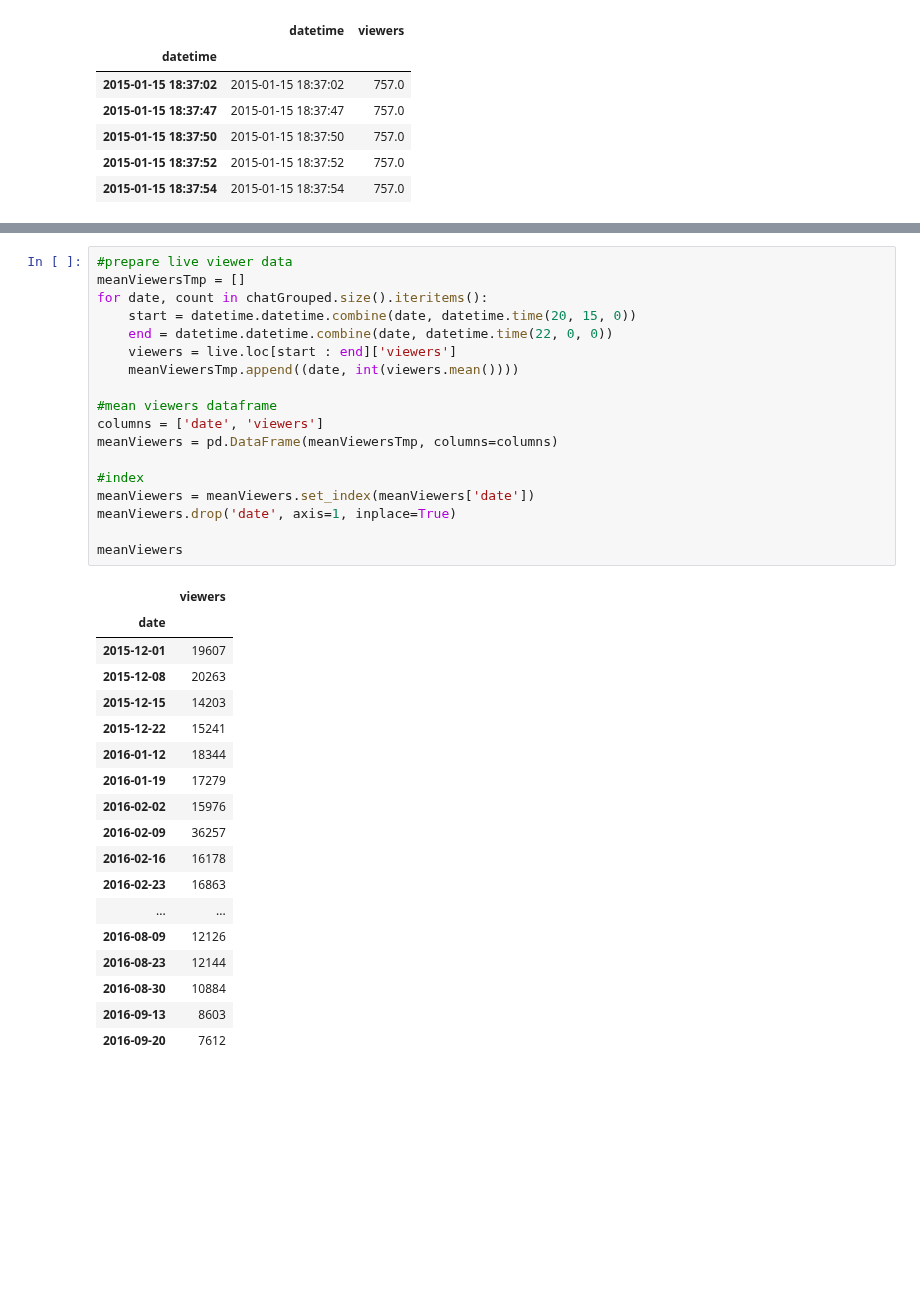
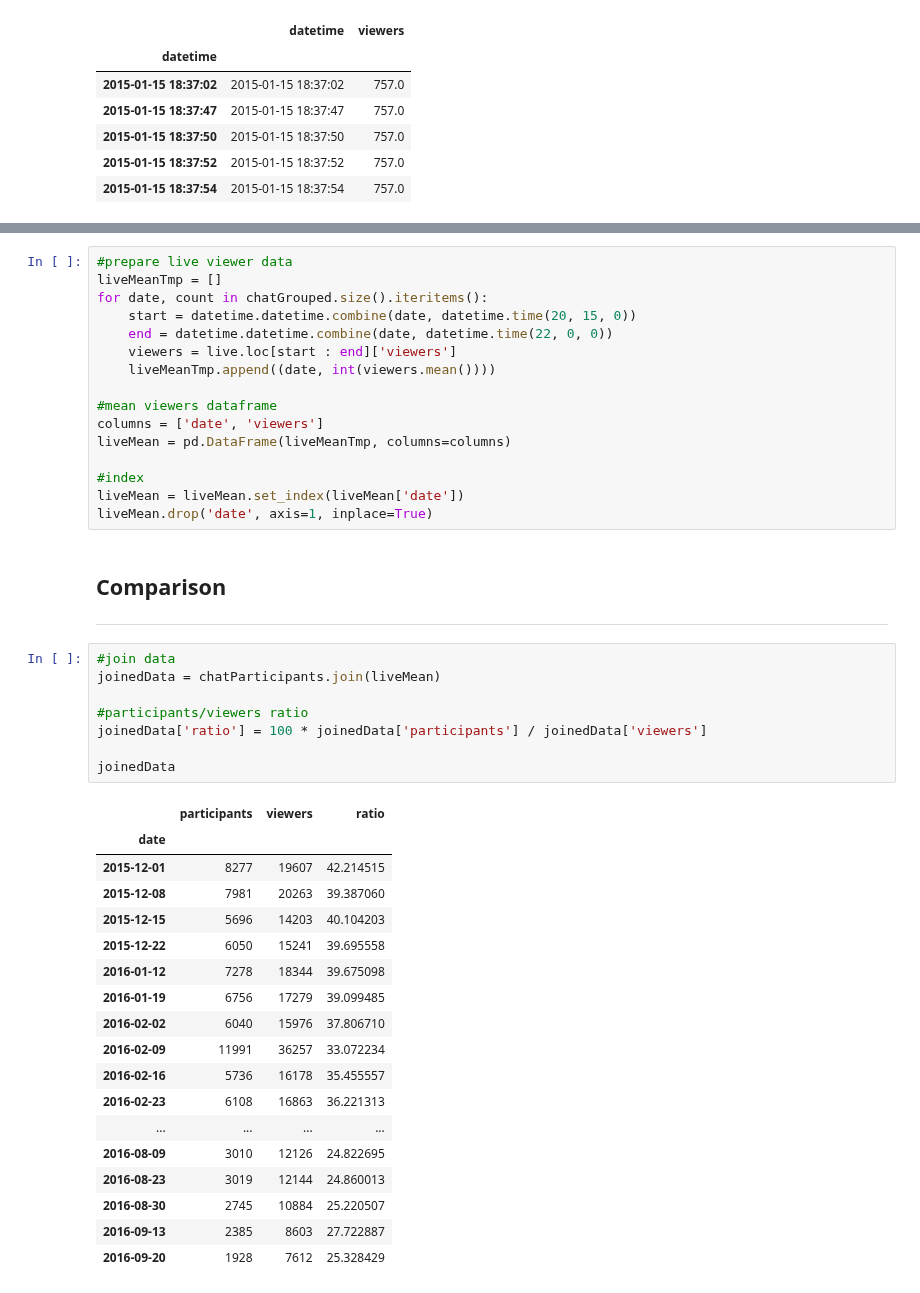
Before and after one commit to rbtvstats/rbtvstats, a Jupyter notebook: notebooks/chat_duell.ipynb, the cells around one changed output, grey strips where cells are left out. Cells and saved outputs as stored; diff of their text form; blank space fills up the shorter version.

```diff
--- a/notebooks/chat_duell.ipynb
+++ b/notebooks/chat_duell.ipynb
@@ -204,37 +178,46 @@ live.tail()
 # %%
 #prepare live viewer data
-meanViewersTmp = []
+liveMeanTmp = []
 for date, count in chatGrouped.size().iteritems():
     start = datetime.datetime.combine(date, datetime.time(20, 15, 0))
     end = datetime.datetime.combine(date, datetime.time(22, 0, 0))
     viewers = live.loc[start : end]['viewers']
-    meanViewersTmp.append((date, int(viewers.mean())))
+    liveMeanTmp.append((date, int(viewers.mean())))
 
 #mean viewers dataframe
 columns = ['date', 'viewers']
-meanViewers = pd.DataFrame(meanViewersTmp, columns=columns)
+liveMean = pd.DataFrame(liveMeanTmp, columns=columns)
 
 #index
-meanViewers = meanViewers.set_index(meanViewers['date'])
-meanViewers.drop('date', axis=1, inplace=True)
-
-meanViewers
+liveMean = liveMean.set_index(liveMean['date'])
+liveMean.drop('date', axis=1, inplace=True)
-# %% [output]
-|  | viewers |
-| date |  |
-| 2015-12-01 | 19607 |
-| 2015-12-08 | 20263 |
-| 2015-12-15 | 14203 |
-| 2015-12-22 | 15241 |
-| 2016-01-12 | 18344 |
-| 2016-01-19 | 17279 |
-| 2016-02-02 | 15976 |
-| 2016-02-09 | 36257 |
-| 2016-02-16 | 16178 |
-| 2016-02-23 | 16863 |
-| ... | ... |
-| 2016-08-09 | 12126 |
-| 2016-08-23 | 12144 |
-| 2016-08-30 | 10884 |
-| 2016-09-13 | 8603 |
-| 2016-09-20 | 7612 |
+# %% [markdown]
+## Comparison
+___
+# %%
+#join data
+joinedData = chatParticipants.join(liveMean)
+
+#participants/viewers ratio
+joinedData['ratio'] = 100 * joinedData['participants'] / joinedData['viewers']
+
+joinedData
+# %% [output]
+|  | participants | viewers | ratio |
+| date |  |  |  |
+| 2015-12-01 | 8277 | 19607 | 42.214515 |
+| 2015-12-08 | 7981 | 20263 | 39.387060 |
+| 2015-12-15 | 5696 | 14203 | 40.104203 |
+| 2015-12-22 | 6050 | 15241 | 39.695558 |
+| 2016-01-12 | 7278 | 18344 | 39.675098 |
+| 2016-01-19 | 6756 | 17279 | 39.099485 |
+| 2016-02-02 | 6040 | 15976 | 37.806710 |
+| 2016-02-09 | 11991 | 36257 | 33.072234 |
+| 2016-02-16 | 5736 | 16178 | 35.455557 |
+| 2016-02-23 | 6108 | 16863 | 36.221313 |
+| ... | ... | ... | ... |
+| 2016-08-09 | 3010 | 12126 | 24.822695 |
+| 2016-08-23 | 3019 | 12144 | 24.860013 |
+| 2016-08-30 | 2745 | 10884 | 25.220507 |
+| 2016-09-13 | 2385 | 8603 | 27.722887 |
+| 2016-09-20 | 1928 | 7612 | 25.328429 |
```
Also changed, not shown: parts of 8 cells of this notebook, 2 other files.
